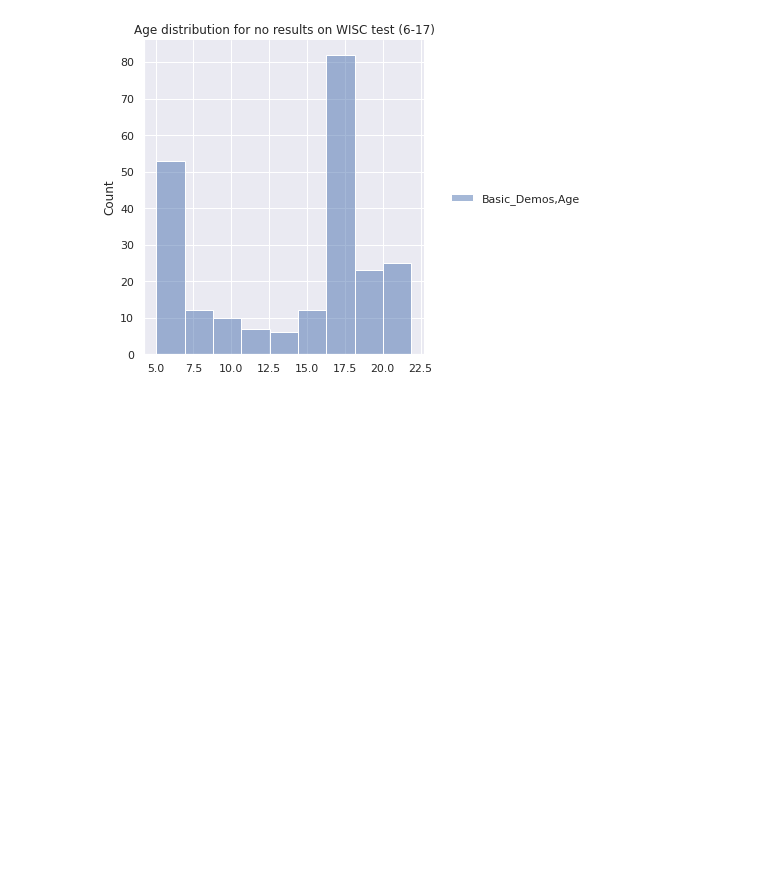
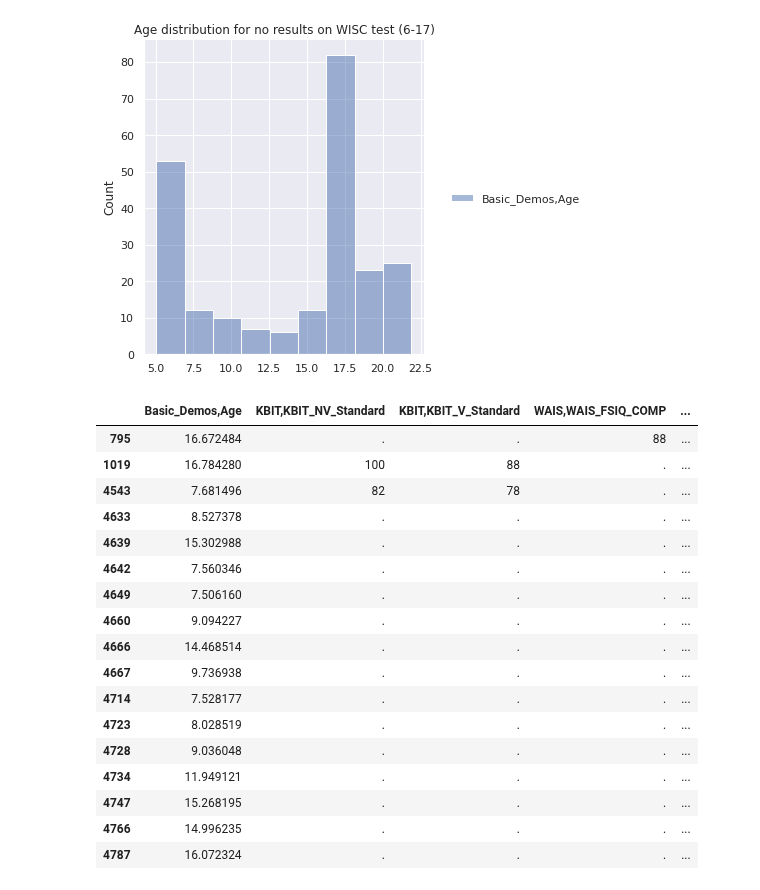
Before and after one commit to cristinarainich/Child-Mind-Institute-Project, a Jupyter notebook: Pheno_data.ipynb, the cells around one changed output. Drawn from its saved outputs; the diff is of its cells as text; code cells hidden in the pictures; blank space fills up the shorter version.

```diff
--- a/Pheno_data.ipynb
+++ b/Pheno_data.ipynb
@@ -693,4 +693,39 @@ sns.displot(
 pl.title('Age distribution for no results on WISC test (6-17)');
 # %% [output]
 [figure]
+# %%
+# 17 people out of clinical pool don't have WISC tests
+# all of them have some of WIAT scores, 2 have KBIT (IQ < 70??), 1 have WAIS
+data_filtered[
+    (data_filtered['WISC,WISC_FSIQ'] == '.') &
+    (data_filtered['Basic_Demos,Age'] < 17) &
+    (data_filtered['Basic_Demos,Age'] > 6) &
+    (data_filtered['DD'] != 0)
+    ][[
+        'Basic_Demos,Age', 'KBIT,KBIT_NV_Standard', 'KBIT,KBIT_V_Standard',
+       'WAIS,WAIS_FSIQ_COMP', 'WAIS,WAIS_FSIQ_SCALE', 'WASI,WASI_FSIQ',
+       'WIAT,WIAT_LCODC_Stnd', 'WIAT,WIAT_LCRV_Std', 'WIAT,WIAT_LC_Stnd',
+       'WIAT,WIAT_MP_Stnd', 'WIAT,WIAT_Num_Stnd', 'WIAT,WIAT_Pseudo_Stnd',
+       'WIAT,WIAT_RC_Stnd', 'WIAT,WIAT_Spell_Stnd', 'WIAT,WIAT_Word_Stnd',
+       'DD', 'Diagnosis'
+        ]]
+# %% [output]
+|  | Basic_Demos,Age | KBIT,KBIT_NV_Standard | KBIT,KBIT_V_Standard | WAIS,WAIS_FSIQ_COMP | ... |
+| 795 | 16.672484 | . | . | 88 | ... |
+| 1019 | 16.784280 | 100 | 88 | . | ... |
+| 4543 | 7.681496 | 82 | 78 | . | ... |
+| 4633 | 8.527378 | . | . | . | ... |
+| 4639 | 15.302988 | . | . | . | ... |
+| 4642 | 7.560346 | . | . | . | ... |
+| 4649 | 7.506160 | . | . | . | ... |
+| 4660 | 9.094227 | . | . | . | ... |
+| 4666 | 14.468514 | . | . | . | ... |
+| 4667 | 9.736938 | . | . | . | ... |
+| 4714 | 7.528177 | . | . | . | ... |
+| 4723 | 8.028519 | . | . | . | ... |
+| 4728 | 9.036048 | . | . | . | ... |
+| 4734 | 11.949121 | . | . | . | ... |
+| 4747 | 15.268195 | . | . | . | ... |
+| 4766 | 14.996235 | . | . | . | ... |
+| 4787 | 16.072324 | . | . | . | ... |
 # %%
```
Also changed, not shown: parts of 4 cells of this notebook.
